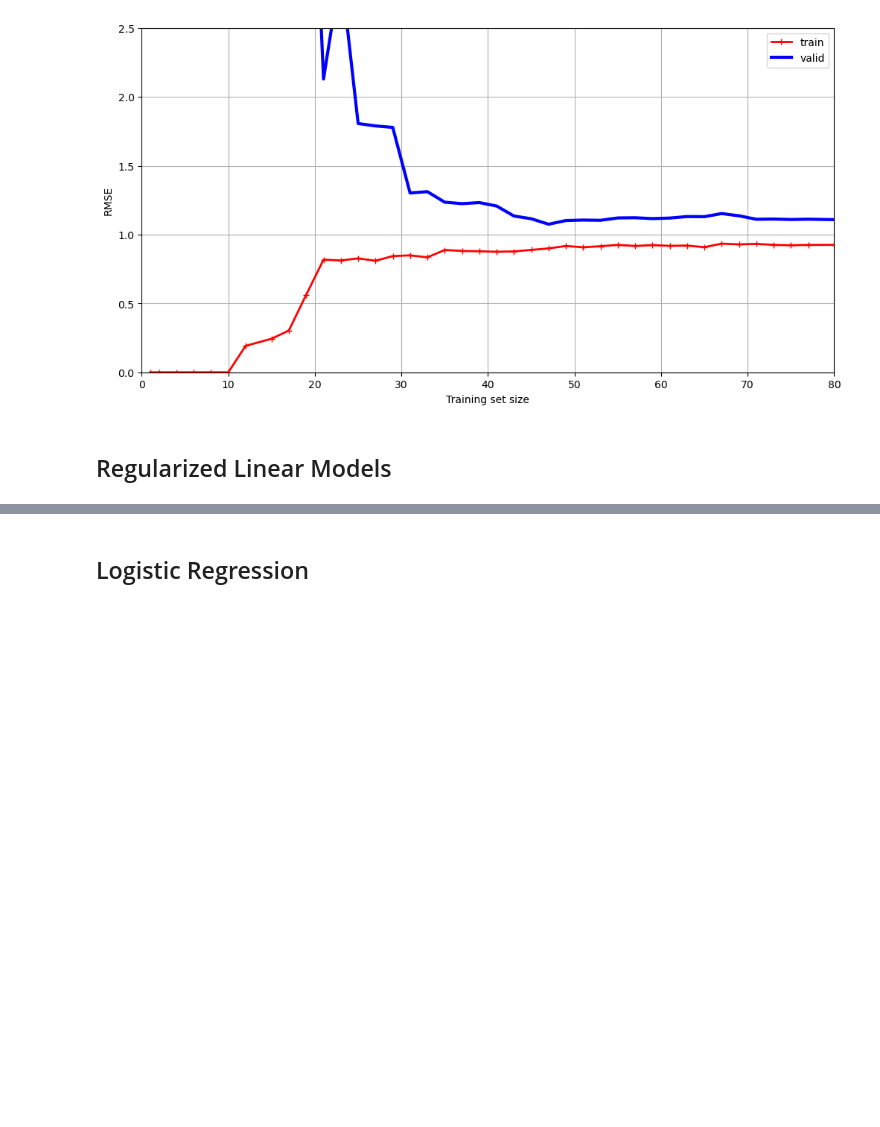
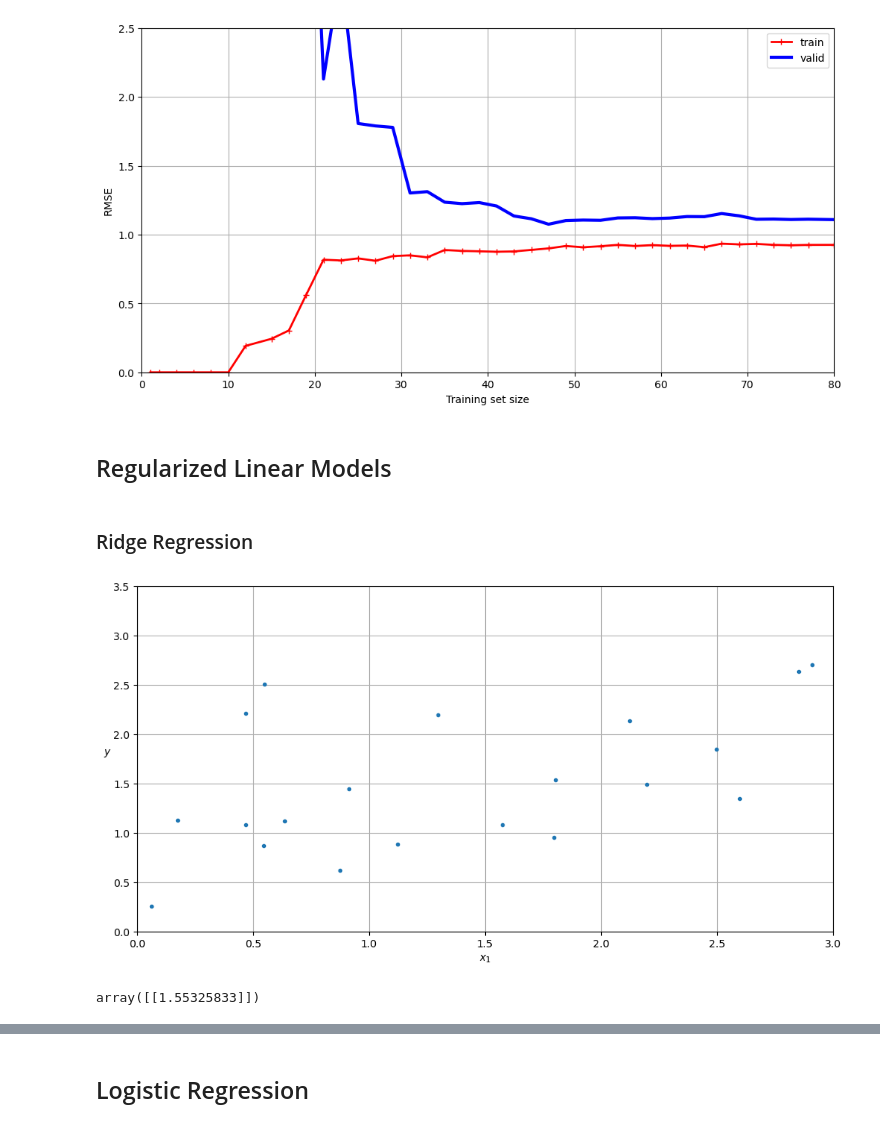
Before and after one commit to LucasVmigotto/oreilly-geron-hands-on-machine-learning-3, a Jupyter notebook: notebooks/4-linear-models.ipynb, the cells around one changed output, grey strips where cells are left out. Cells and saved outputs as stored; diff of their text form; code cells hidden in the pictures; blank space fills up the shorter version.

Commit message:
add regularized linear models

```diff
--- a/notebooks/4-linear-models.ipynb
+++ b/notebooks/4-linear-models.ipynb
@@ -474,3 +474,37 @@ plt.axis([0, 80, 0, 2.5])
 [figure]
 # %% [markdown]
 ## Regularized Linear Models
+# %% [markdown]
+### Ridge Regression
+# %%
+np.random.seed(SEED)
+
+m = 20
+
+X = 3 * np.random.rand(m, 1)
+
+y = 1 + .5 * X + np.random.randn(m, 1) / 1.5
+
+X_new = np.linspace(0, 3, 100).reshape(100, 1)
+# %%
+plt.figure(figsize=(12, 6))
+
+plt.plot(X, y, '.')
+
+plt.xlabel('$x_1$')
+plt.ylabel('$y$  ', rotation=0)
+
+plt.axis([0, 3, 0, 3.5])
+plt.grid()
+# %% [output]
+[figure, added]
+# %%
+from sklearn.linear_model import Ridge
+
+ridge_reg = Ridge(alpha=.1, solver='cholesky')
+
+ridge_reg.fit(X, y)
+
+ridge_reg.predict([[1.5]])
+# %% [output]
+array([[1.55325833]])
```
Also changed, not shown: parts of 13 cells of this notebook.
